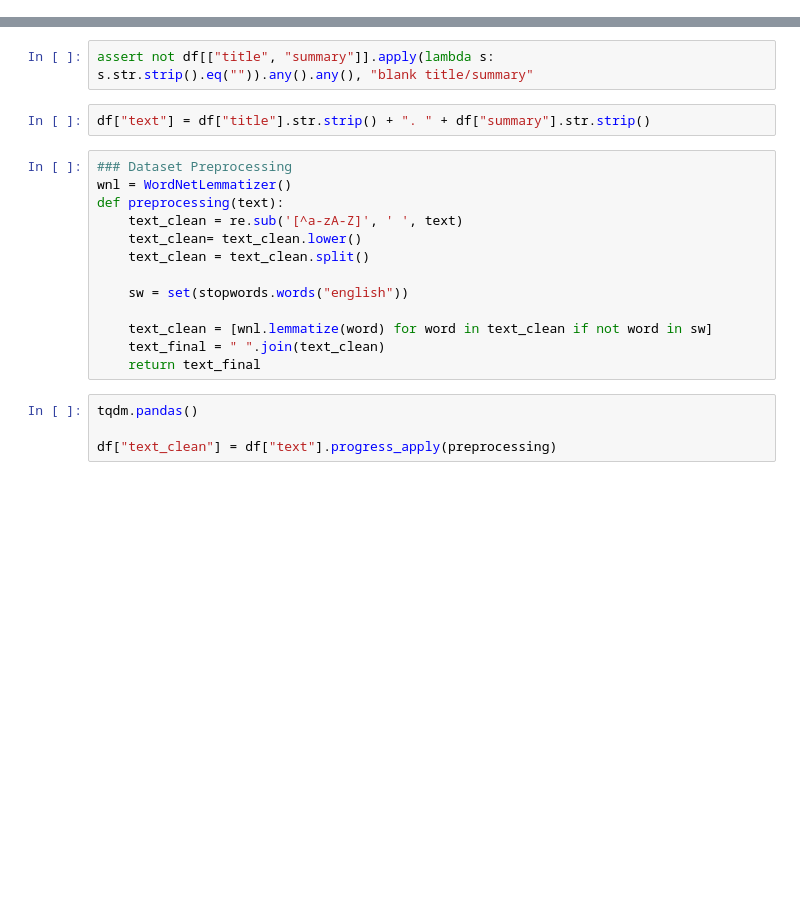
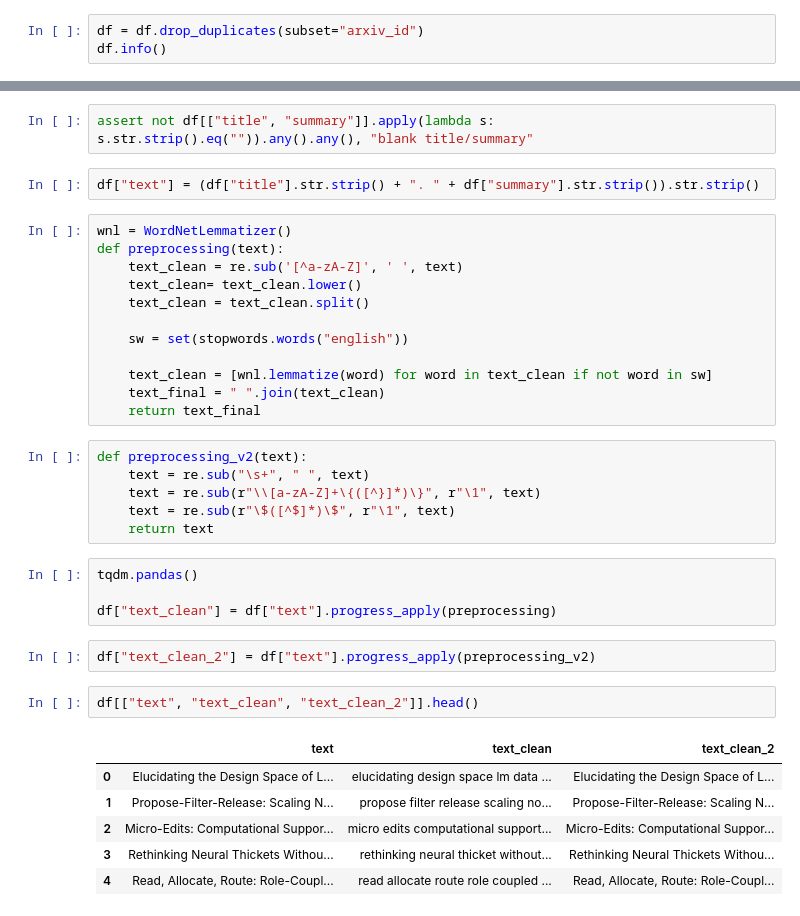
Before and after one commit to 3alae-22/Arix-Research-Paper-Recommendation-System, a Jupyter notebook: notebooks/01_features.ipynb, the cells around one changed output, grey strips where cells are left out. Cells and saved outputs as stored; diff of their text form; blank space fills up the shorter version.

```diff
--- a/notebooks/01_features.ipynb
+++ b/notebooks/01_features.ipynb
@@ -80,0 +81,3 @@ memory usage: 203.3 KB
+# %%
+df = df.drop_duplicates(subset="arxiv_id")
+df.info()
@@ -84,9 +108,8 @@ for col in ("retrieved_at", "published", "updated"):
 # %%
 assert not df[["title", "summary"]].apply(lambda s: s.str.strip().eq("")).any().any(), "blank title/summary"
 # %%
-df["text"] = df["title"].str.strip() + ". " + df["summary"].str.strip()
+df["text"] = (df["title"].str.strip() + ". " + df["summary"].str.strip()).str.strip()
 # %%
-### Dataset Preprocessing
 wnl = WordNetLemmatizer()
 def preprocessing(text):
     text_clean = re.sub('[^a-zA-Z]', ' ', text)
@@ -98,10 +121,27 @@ def preprocessing(text):
     text_clean = [wnl.lemmatize(word) for word in text_clean if not word in sw]
     text_final = " ".join(text_clean)
     return text_final
+# %%
+def preprocessing_v2(text):
+    text = re.sub("\s+", " ", text)
+    text = re.sub(r"\\[a-zA-Z]+\{([^}]*)\}", r"\1", text)
+    text = re.sub(r"\$([^$]*)\$", r"\1", text)
+    return text
 # %%
 tqdm.pandas()
 
 df["text_clean"] = df["text"].progress_apply(preprocessing)
+# %%
+df["text_clean_2"] = df["text"].progress_apply(preprocessing_v2)
+# %%
+df[["text", "text_clean", "text_clean_2"]].head()
+# %% [output]
+|  | text | text_clean | text_clean_2 |
+| 0 | Elucidating the Design Space of L... | elucidating design space lm data ... | Elucidating the Design Space of L... |
+| 1 | Propose-Filter-Release: Scaling N... | propose filter release scaling no... | Propose-Filter-Release: Scaling N... |
+| 2 | Micro-Edits: Computational Suppor... | micro edits computational support... | Micro-Edits: Computational Suppor... |
+| 3 | Rethinking Neural Thickets Withou... | rethinking neural thicket without... | Rethinking Neural Thickets Withou... |
+| 4 | Read, Allocate, Route: Role-Coupl... | read allocate route role coupled ... | Read, Allocate, Route: Role-Coupl... |
 # %%
 model = SentenceTransformer("BAAI/bge-base-en-v1.5")
 df["text_clean_embeddings"] = list(
```
Also changed, not shown: parts of 6 cells of this notebook, 10 other files.
